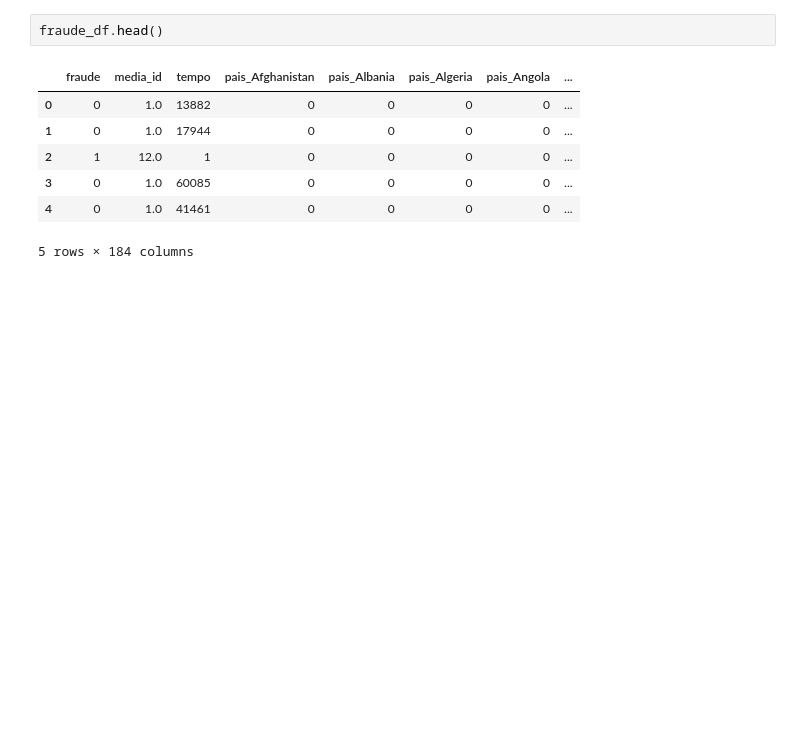
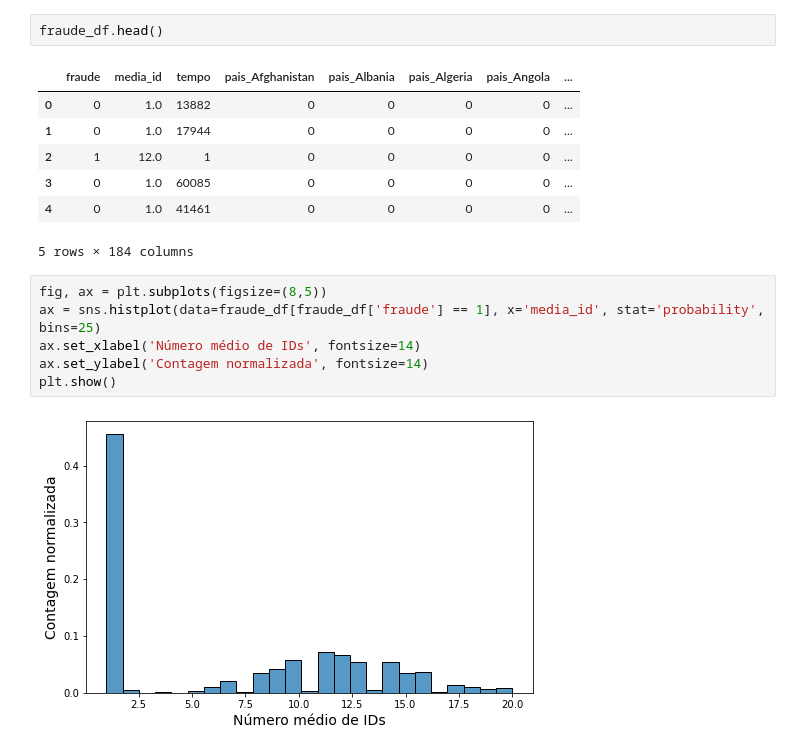
Before and after one commit to guilhermebap/Data-science-personal-study, a Jupyter notebook: Alura/Estudo de casos/Detecção de fraudes/Main.ipynb, the cells around one changed output. Cells and saved outputs as stored; diff of their text form; blank space fills up the shorter version.

```diff
--- a/Alura/Estudo de casos/Detecção de fraudes/Untitled.ipynb
+++ b/Alura/Estudo de casos/Detecção de fraudes/Main.ipynb
@@ -446,3 +465,11 @@ fraude_df.head()
 | 3 | 0 | 1.0 | 60085 | 0 | 0 | 0 | 0 | ... |
 | 4 | 0 | 1.0 | 41461 | 0 | 0 | 0 | 0 | ... |
 5 rows × 184 columns
+# %%
+fig, ax = plt.subplots(figsize=(8,5))
+ax = sns.histplot(data=fraude_df[fraude_df['fraude'] == 1], x='media_id', stat='probability', bins=25)
+ax.set_xlabel('Número médio de IDs', fontsize=14)
+ax.set_ylabel('Contagem normalizada', fontsize=14)
+plt.show()
+# %% [output]
+[figure, added]
```
Also changed, not shown: parts of 26 cells of this notebook, 22 other files.
